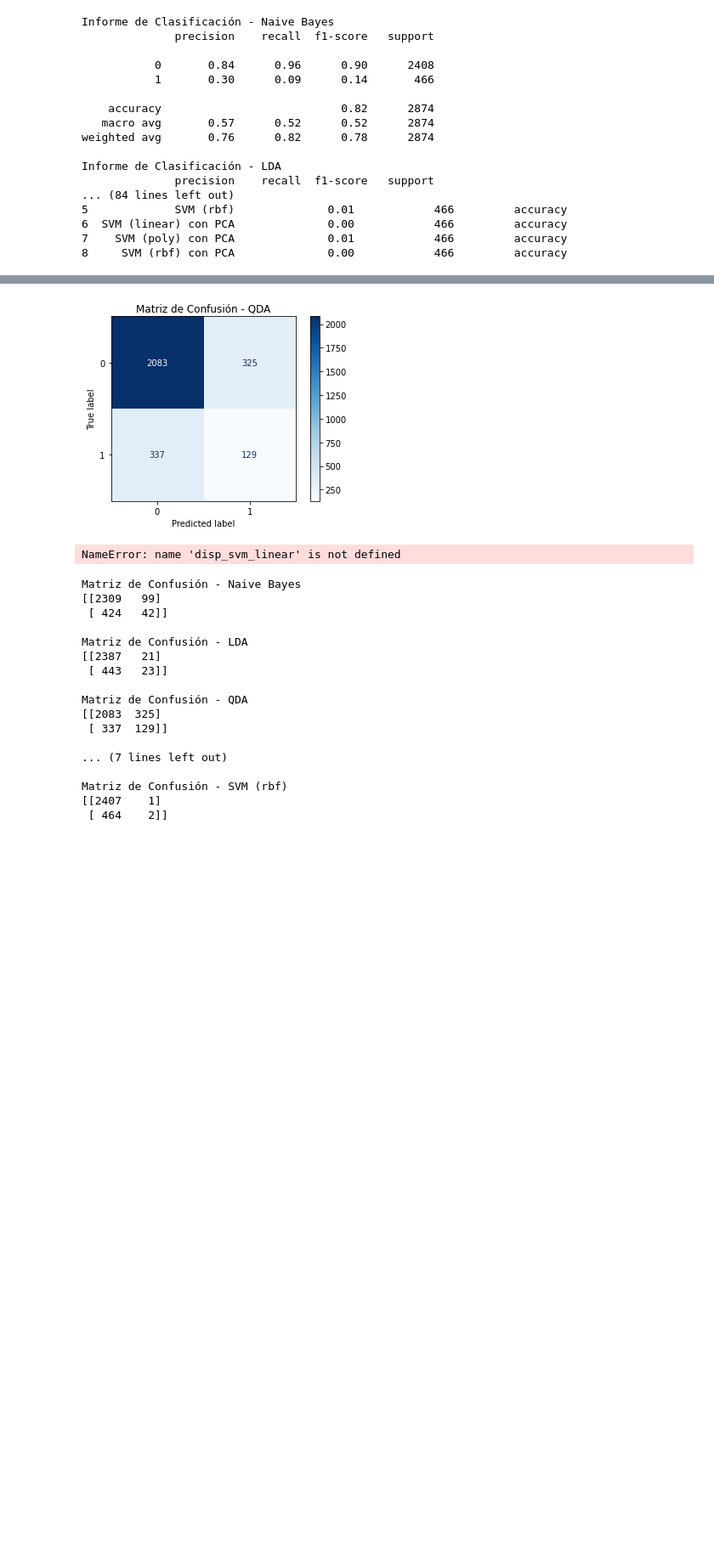
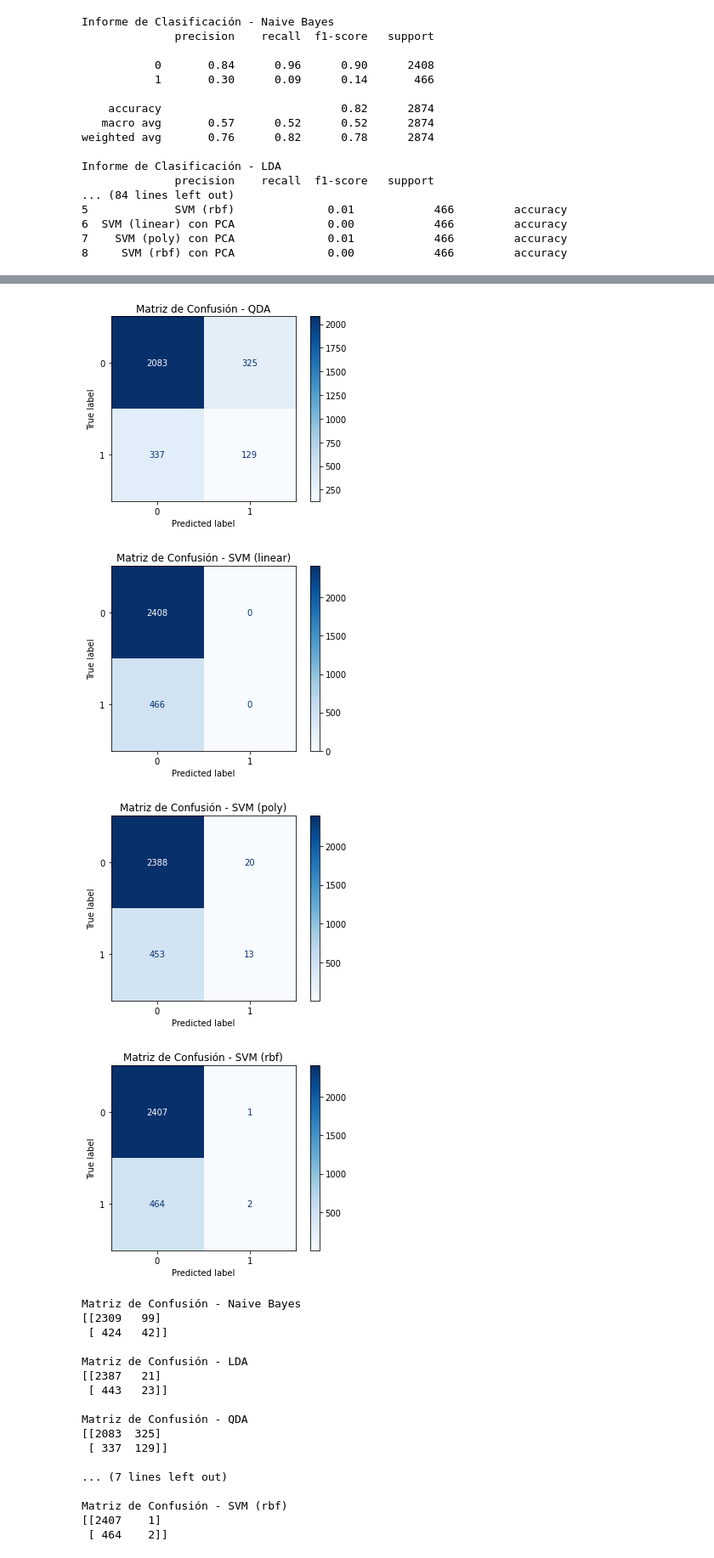
Before and after one commit to Oscar-M-Quintana/Algoritmos_Inferencia, a Jupyter notebook: parcial1/2do_archivo.ipynb, the cells around one changed output, grey strips where cells are left out. Shown at 85% size. Saved outputs shown, nothing was run; the diff lists cells and outputs as text; code cells hidden in the pictures; blank space fills up the shorter version.

```diff
--- a/parcial1/2do_archivo.ipynb
+++ b/parcial1/2do_archivo.ipynb
@@ -489,34 +502,39 @@ plt.title('Matriz de Confusión - Naive Bayes')
 plt.show()
 
 # LDA
 disp_lda.plot(cmap='Blues')
 plt.title('Matriz de Confusión - LDA')
 plt.show()
 
 # QDA
 disp_qda.plot(cmap='Blues')
 plt.title('Matriz de Confusión - QDA')
 plt.show()
 
 # SVM (linear)
+disp_svm_linear = ConfusionMatrixDisplay(confusion_matrix=svm_confusion_matrices["linear"])
 disp_svm_linear.plot(cmap='Blues')
 plt.title('Matriz de Confusión - SVM (linear)')
 plt.show()
 
 # SVM (poly)
+disp_svm_poly = ConfusionMatrixDisplay(confusion_matrix=svm_confusion_matrices["poly"])
 disp_svm_poly.plot(cmap='Blues')
 plt.title('Matriz de Confusión - SVM (poly)')
 plt.show()
 
 # SVM (rbf)
+disp_svm_rbf = ConfusionMatrixDisplay(confusion_matrix=svm_confusion_matrices["rbf"])
 disp_svm_rbf.plot(cmap='Blues')
 plt.title('Matriz de Confusión - SVM (rbf)')
 plt.show()
 # %% [output]
 [figure]
 [figure]
 [figure]
-NameError: name 'disp_svm_linear' is not defined
+[figure, added]
+[figure, added]
+[figure, added]
 # %%
 # Imprimir las matrices de confusión en formato de texto
 
```
Also changed, not shown: parts of 10 cells of this notebook, 2 other files.
